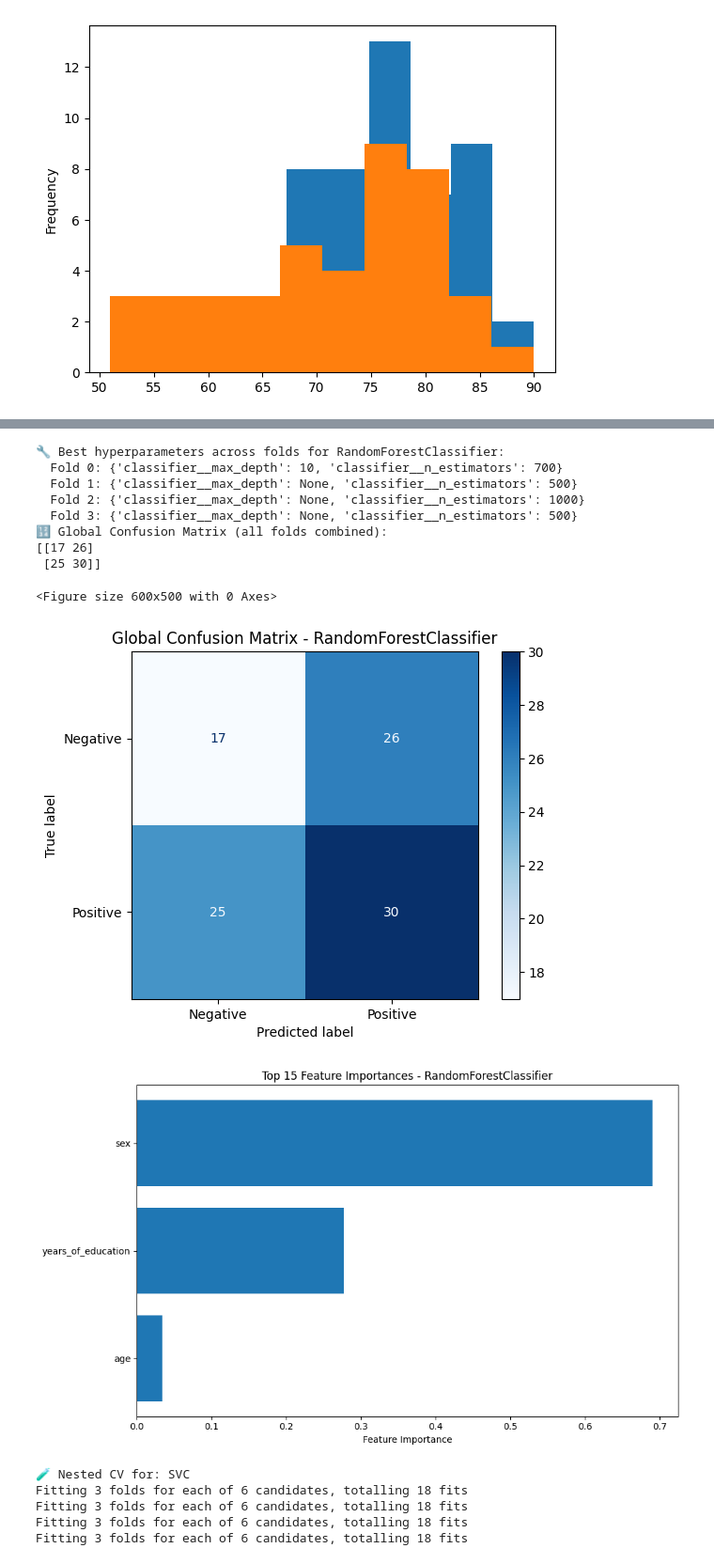
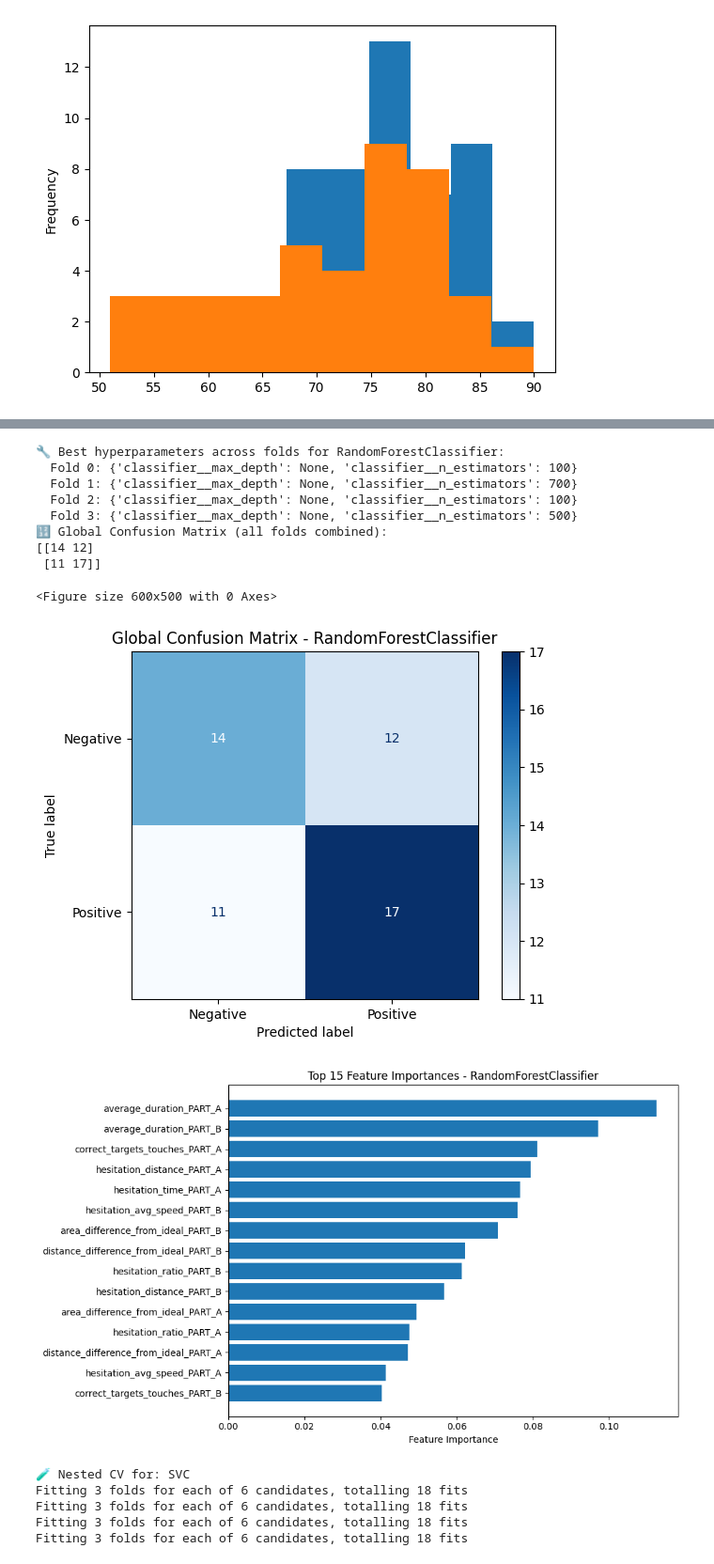
Before and after one commit to gianluca-capelo/tmt-analysis, a Jupyter notebook: notebooks/modelling.ipynb, the cells around one changed output, grey strips where cells are left out. Shown at 94% size. Saved outputs shown, nothing was run; the diff lists cells and outputs as text; code cells hidden in the pictures.

Commit message:
eye+hand vs hand movements models

```diff
--- a/notebooks/modelling.ipynb
+++ b/notebooks/modelling.ipynb
@@ -330,10 +349,19 @@ non_digital_df['group'] = non_digital_df['group'].str.replace('mci', '1').replac
 non_digital_df = non_digital_df[non_digital_df['suj'].isin(subjects_final_set)].set_index('suj')
 
 
+# Eye movements
+df_eye = pd.read_csv(eye_movements_path)
+df_eye
+
+df_digital_hand_and_eye = df_digital_tmt_with_target.merge(df_eye, on='suj').drop(['group_y'],axis=1).set_index('suj')
+df_digital_hand_and_eye['group'] = df_digital_hand_and_eye['group_x']
+df_digital_hand_and_eye = df_digital_hand_and_eye.drop('group_x',axis=1)
+
 # Check
 print(df_digital_tmt_with_target['group'].value_counts())
 print(demographic_df['group'].value_counts())
 print(non_digital_df['group'].value_counts())
+print(df_digital_hand_and_eye['group'].value_counts())
 # %% [output]
 group
 1    55
@@ -350,5 +382,5 @@ Name: count, dtype: int64
 # %%
-dataset = 'demographic'
+dataset = 'hand_and_eye'
 importances_added = False  # Prevents printing for every fold
 print('dataset:', dataset)
 
@@ -366,8 +398,16 @@ match dataset:
         X = df_digital_tmt_with_target.iloc[:, :-1].values
         y = df_digital_tmt_with_target.iloc[:, -1].values
         feature_names = df_digital_tmt_with_target.columns[:-1]
+    case 'digital_test_less_subjects': # less subjects
+        X = df_digital_tmt_with_target.loc[df_digital_hand_and_eye.index].iloc[:, :-1].values
+        y = df_digital_tmt_with_target.loc[df_digital_hand_and_eye.index].iloc[:, -1].values
+        feature_names = df_digital_tmt_with_target.loc[df_digital_hand_and_eye.index].columns[:-1]
+    case 'hand_and_eye':
+        X = df_digital_hand_and_eye.iloc[:, :-1].values
+        y = df_digital_hand_and_eye.iloc[:, -1].values
+        feature_names = df_digital_hand_and_eye.columns[:-1]
     case _:
-        raise ValueError('please select a valid dataset [`demographic`, `non_digital_tests` or `digital_test`]')
+        raise ValueError('please select a valid dataset [`demographic`, `non_digital_tests`, `digital_test`,`df_digital_hand_and_eye` o `digital_test_less_subjects`]')
 
 n_importances = 15
 
@@ -405,7 +445,7 @@ models = [
 ]
 
 # Set up outer CV
-outer_cv = StratifiedKFold(n_splits=4, shuffle=True, random_state=42)
+outer_cv = StratifiedKFold(n_splits=4, shuffle=True, random_state=41)
 mean_fpr = np.linspace(0, 1, 100)
 
 # Create a DataFrame to store all metrics for all models
@@ -447,8 +487,8 @@ for model in models:
         pipeline = Pipeline([
             ('imputer', SimpleImputer(strategy='mean')),
             ('scaler', StandardScaler()),
-            # ('feature_selection', RFE(estimator=LogisticRegression(max_iter=1000),
-            #                          n_features_to_select=n_importances)),
+            ('feature_selection', RFE(estimator=LogisticRegression(max_iter=1000),
+                                     n_features_to_select=n_importances)),
             ('classifier', model)
         ])
 
@@ -679,7 +719,5 @@ plt.tight_layout()
 plt.show()
 
 
-
-
-metrics_comparison
+bold_max(metrics_comparison)
 # %% [output]
@@ -695,14 +733,14 @@ Fitting 3 folds for each of 16 candidates, totalling 48 fits
 🔧 Best hyperparameters across folds for RandomForestClassifier:
-  Fold 0: {'classifier__max_depth': 10, 'classifier__n_estimators': 700}
-  Fold 1: {'classifier__max_depth': None, 'classifier__n_estimators': 500}
-  Fold 2: {'classifier__max_depth': None, 'classifier__n_estimators': 1000}
+  Fold 0: {'classifier__max_depth': None, 'classifier__n_estimators': 100}
+  Fold 1: {'classifier__max_depth': None, 'classifier__n_estimators': 700}
+  Fold 2: {'classifier__max_depth': None, 'classifier__n_estimators': 100}
   Fold 3: {'classifier__max_depth': None, 'classifier__n_estimators': 500}
 🔢 Global Confusion Matrix (all folds combined):
-[[17 26]
- [25 30]]
+[[14 12]
+ [11 17]]
 <Figure size 600x500 with 0 Axes>
-[figure, old version]
+[figure, new version]
-[figure, old version]
+[figure, new version]
 🧪 Nested CV for: SVC
 Fitting 3 folds for each of 6 candidates, totalling 18 fits
 Fitting 3 folds for each of 6 candidates, totalling 18 fits
```
Also changed, not shown: parts of 4 cells of this notebook, 1 other file.
